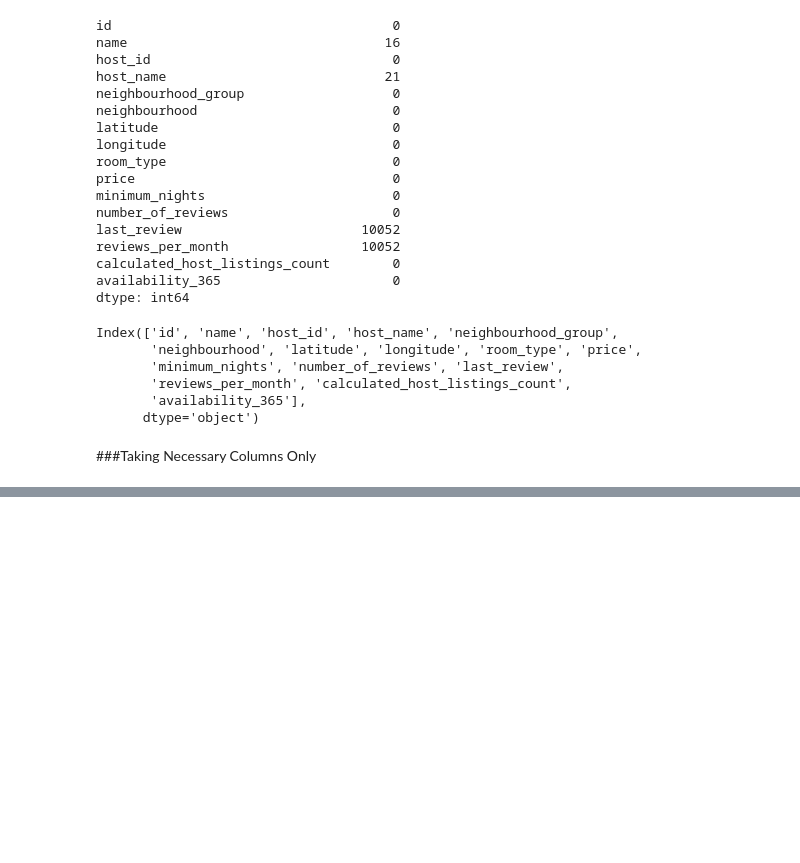
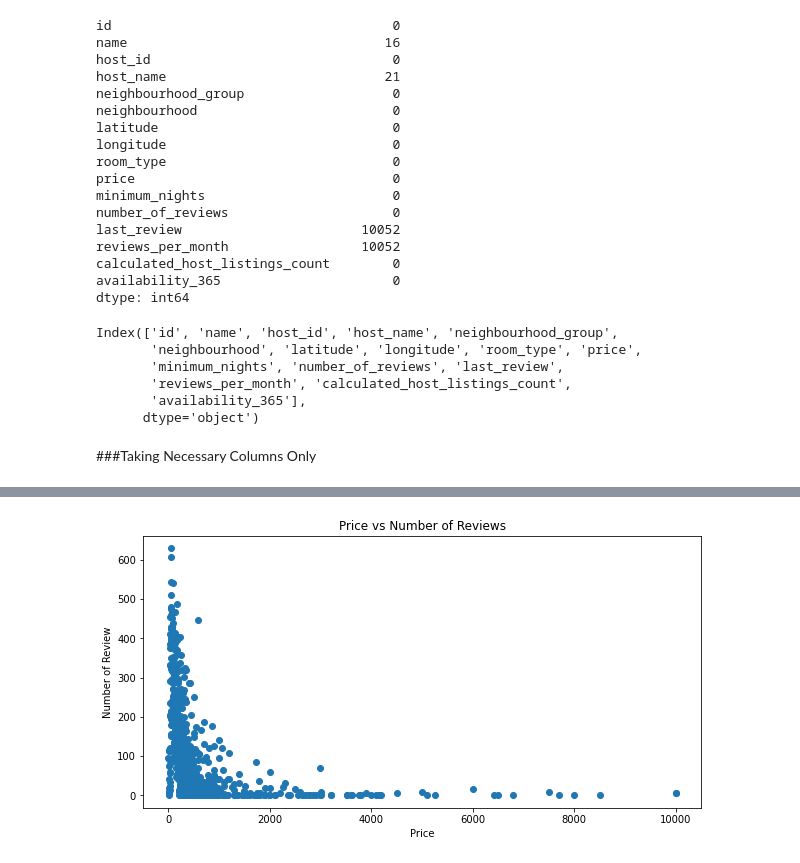
Before and after one commit to Eshaan2601/Airbnb-Booking-Analysis-EDA, a Jupyter notebook: Airbnb(Eshaan).ipynb, the cells around one changed output, grey strips where cells are left out. Saved outputs shown, nothing was run; the diff lists cells and outputs as text; code cells hidden in the pictures; blank space fills up the shorter version.

```diff
--- a/Airbnb(Eshaan).ipynb
+++ b/Airbnb(Eshaan).ipynb
@@ -116,0 +171,4 @@ new_data.head(5)
+# %%
+#calculating the price as per the area and number of reviews
+price_area = new_df.groupby(['price'])['number_of_reviews'].max().reset_index()
+price_area.head(10)
@@ -116,0 +187,15 @@ new_data.head(5)
+# %%
+area = price_area['price']
+price = price_area['number_of_reviews']
+
+fig = plt.figure(figsize = (10, 5))
+
+# creating the bar plot
+plt.scatter(area, price)
+
+plt.xlabel("Price")
+plt.ylabel("Number of Review")
+plt.title("Price vs Number of Reviews")
+plt.show()
+# %% [output]
+[figure, added]
```
Also changed, not shown: parts of 15 cells of this notebook.
